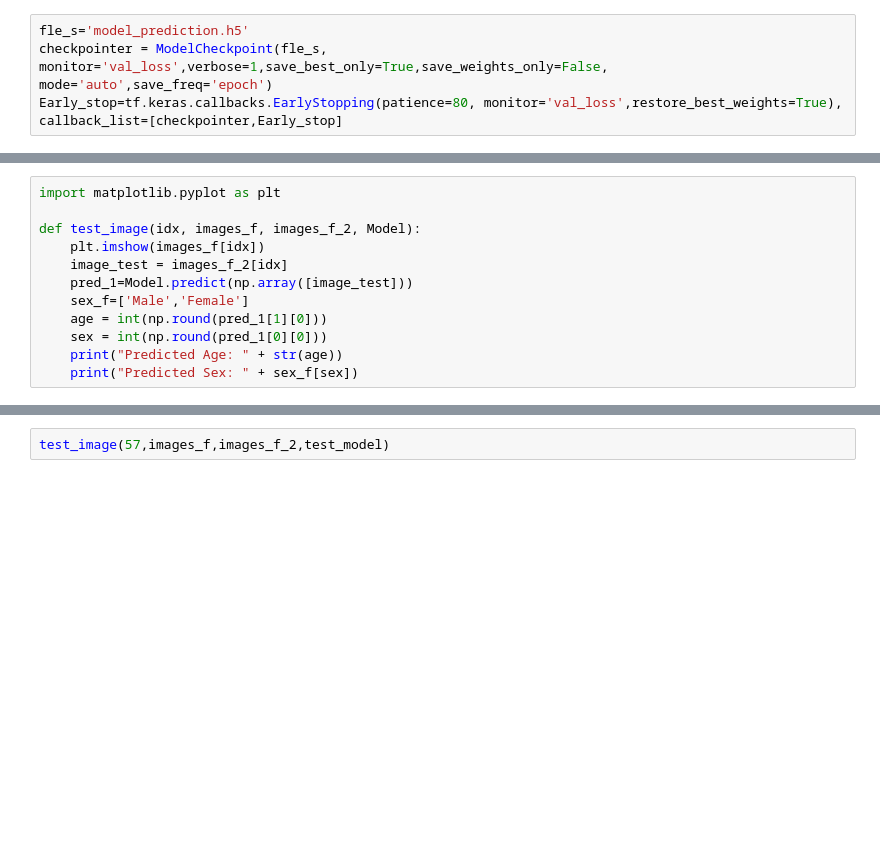
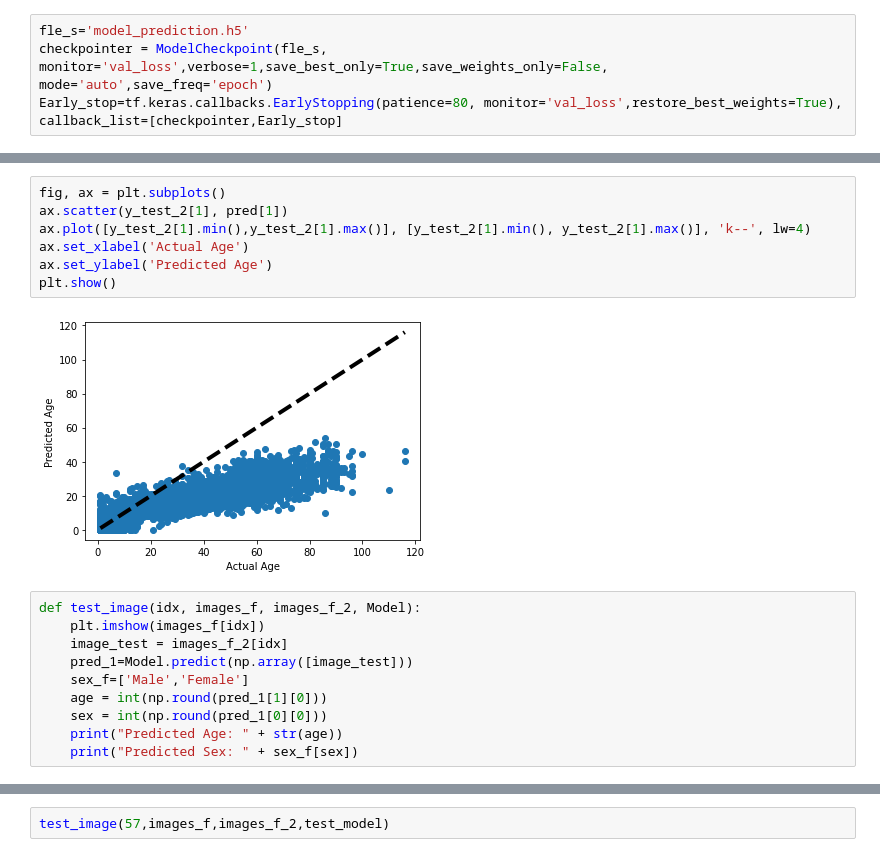
Before and after one commit to reeteshsudhakar/utk-image-classifier, a Jupyter notebook: utk-image-classification.ipynb, the cells around one changed output, grey strips where cells are left out. Saved outputs shown, nothing was run; the diff lists cells and outputs as text; blank space fills up the shorter version.

```diff
--- a/utk-image-classification.ipynb
+++ b/utk-image-classification.ipynb
@@ -397,6 +428,13 @@ array([[19.29078 ],
+# %%
+fig, ax = plt.subplots()
+ax.scatter(y_test_2[1], pred[1])
+ax.plot([y_test_2[1].min(),y_test_2[1].max()], [y_test_2[1].min(), y_test_2[1].max()], 'k--', lw=4)
+ax.set_xlabel('Actual Age')
+ax.set_ylabel('Predicted Age')
+plt.show()
+# %% [output]
+[figure, added]
 # %%
-import matplotlib.pyplot as plt
-
 def test_image(idx, images_f, images_f_2, Model):
     plt.imshow(images_f[idx])
     image_test = images_f_2[idx]
```
Also changed, not shown: parts of 9 cells of this notebook, 1 other file.
